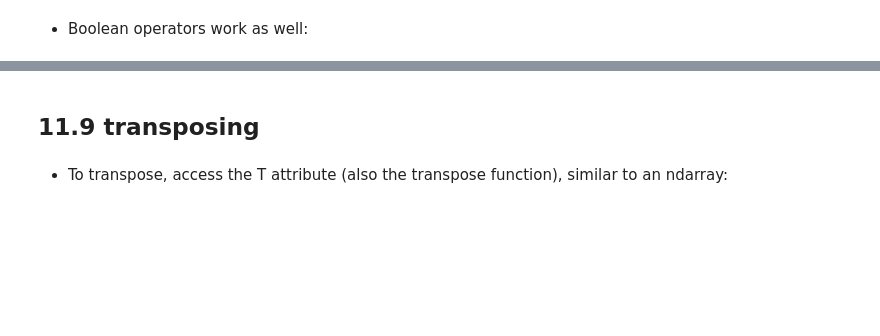
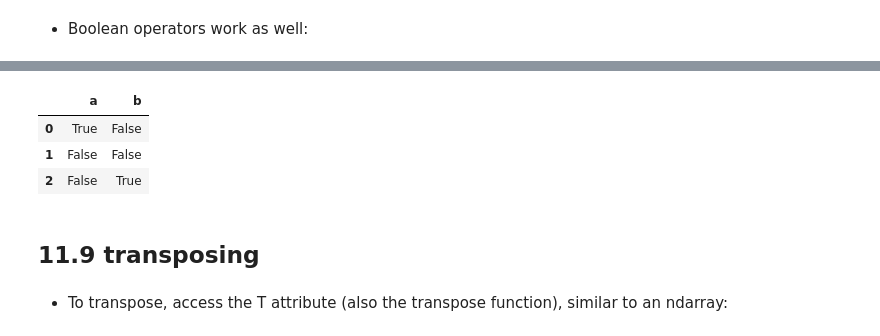
Before and after one commit to shaaagri/iat-481-wk1, a Jupyter notebook: Introduction_to_Python.ipynb, the cells around one changed output, grey strips where cells are left out. Drawn from its saved outputs; the diff is of its cells as text; code cells hidden in the pictures; blank space fills up the shorter version.

```diff
--- a/Introduction_to_Python.ipynb
+++ b/Introduction_to_Python.ipynb
@@ -2235,3 +2356,11 @@ df1^df2
+# %%
+# Student contribution: Combining multiple Boolean operations in one expression
+((-df1^df2) | df1) & -df2 & df1
+# %% [output]
+|  | a | b |
+| 0 | True | False |
+| 1 | False | False |
+| 2 | False | True |
 # %% [markdown]
 ## 11.9 transposing
 # %% [markdown]
```
Also changed, not shown: parts of 16 cells of this notebook.
